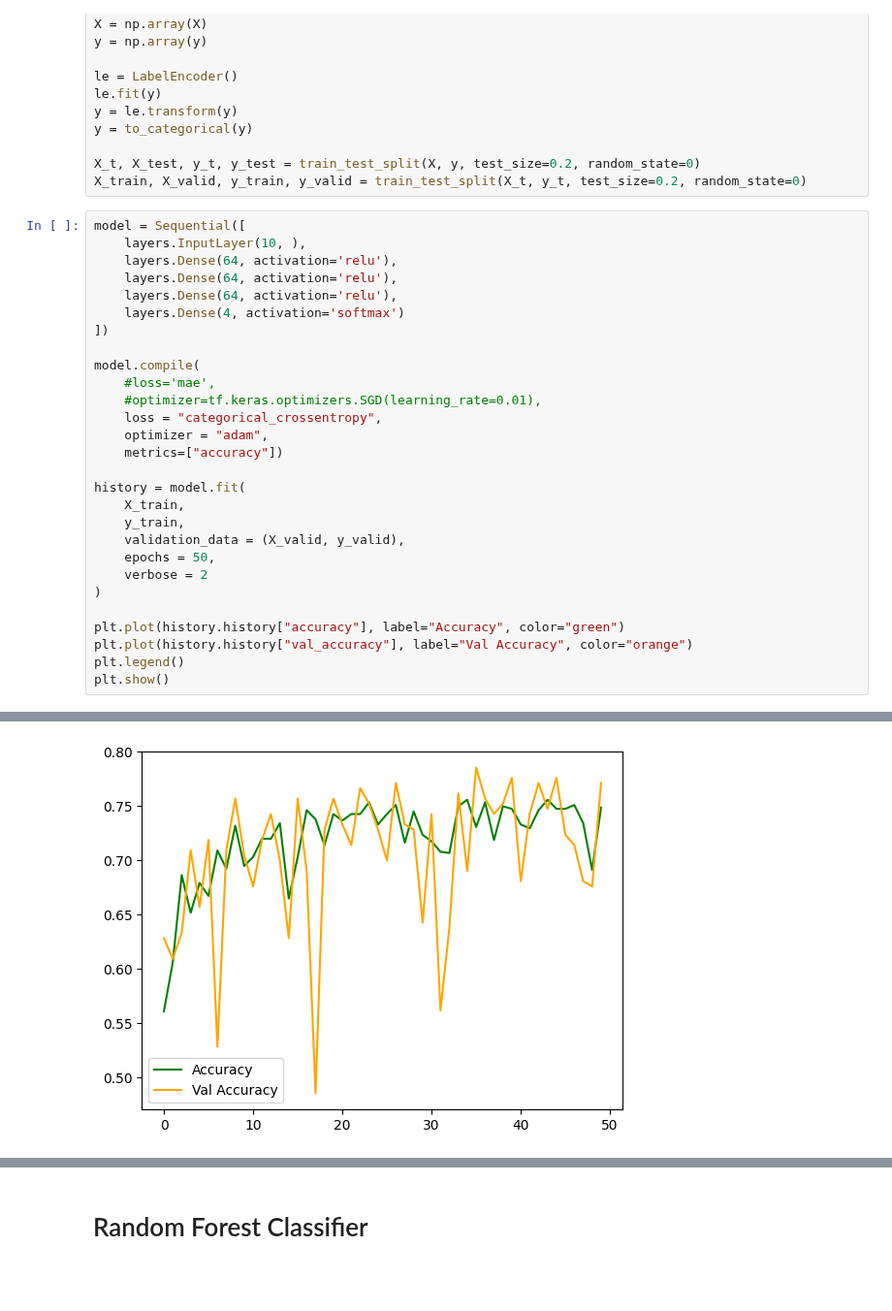
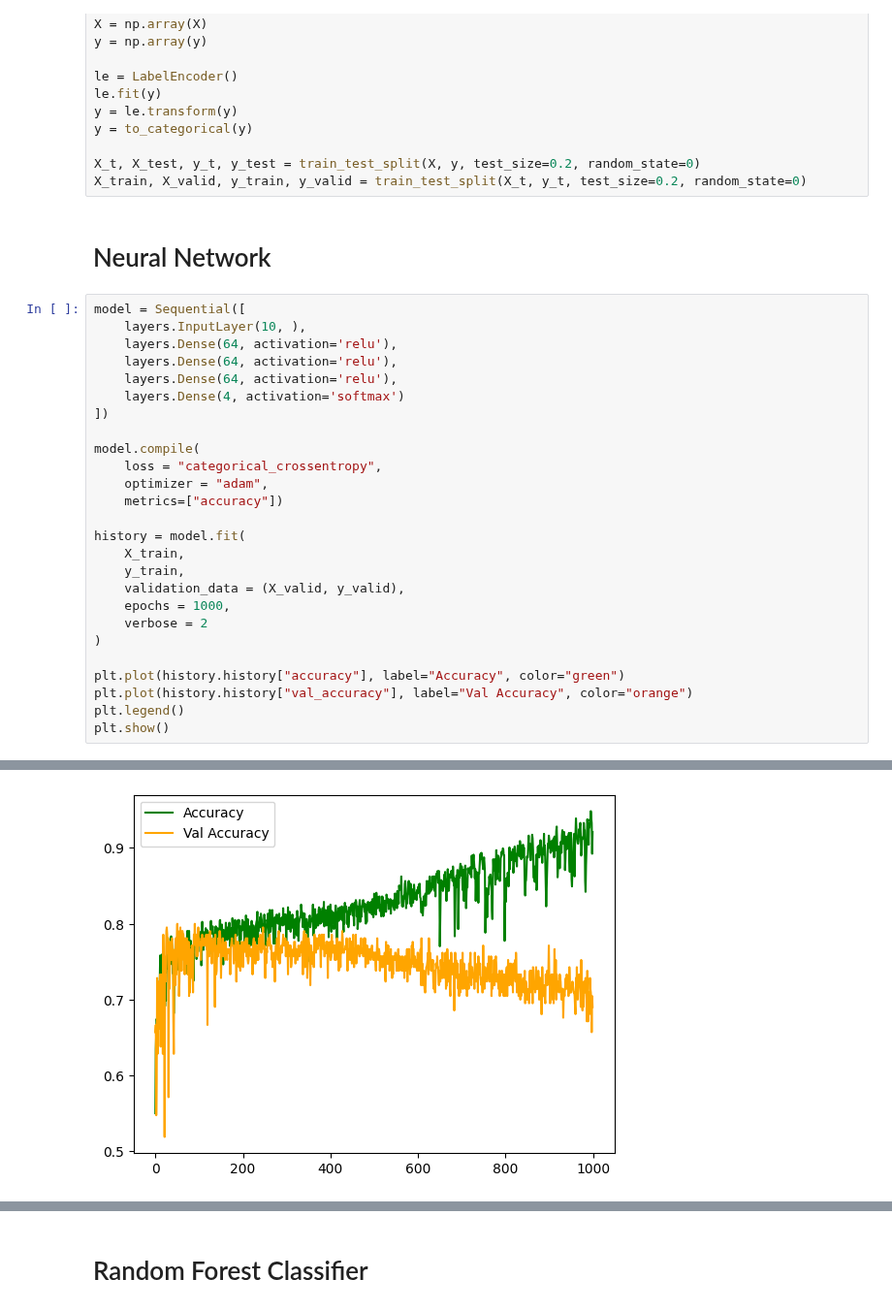
Before and after one commit to alaricespina/Thesis-Repository, a Jupyter notebook: Final Model Files/ClassWise.ipynb, the cells around one changed output, grey strips where cells are left out. Shown at 97% size. Drawn from its saved outputs; the diff is of its cells as text; blank space fills up the shorter version.

```diff
--- a/Final Model Files/ClassWise.ipynb
+++ b/Final Model Files/ClassWise.ipynb
@@ -55,6 +55,8 @@ y = to_categorical(y)
 
 X_t, X_test, y_t, y_test = train_test_split(X, y, test_size=0.2, random_state=0)
 X_train, X_valid, y_train, y_valid = train_test_split(X_t, y_t, test_size=0.2, random_state=0)
+# %% [markdown]
+# Neural Network
 # %%
 model = Sequential([
     layers.InputLayer(10, ),
@@ -65,8 +67,6 @@ model = Sequential([
 ])
 
 model.compile(
-    #loss='mae',
-    #optimizer=tf.keras.optimizers.SGD(learning_rate=0.01),
     loss = "categorical_crossentropy",
     optimizer = "adam",
     metrics=["accuracy"])
@@ -75,7 +75,7 @@ history = model.fit(
     X_train,
     y_train,
     validation_data = (X_valid, y_valid),
-    epochs = 50,
+    epochs = 1000,
     verbose = 2
 )
 
@@ -104,4 +104,4 @@ Epoch 50/50
-[figure, old version]
+[figure, new version]
 # %%
 test_pred = model.predict(X_train)
 test_pred = np.argmax(to_categorical(test_pred), axis=1)
```
Also changed, not shown: parts of 28 cells of this notebook, 3 other files.
